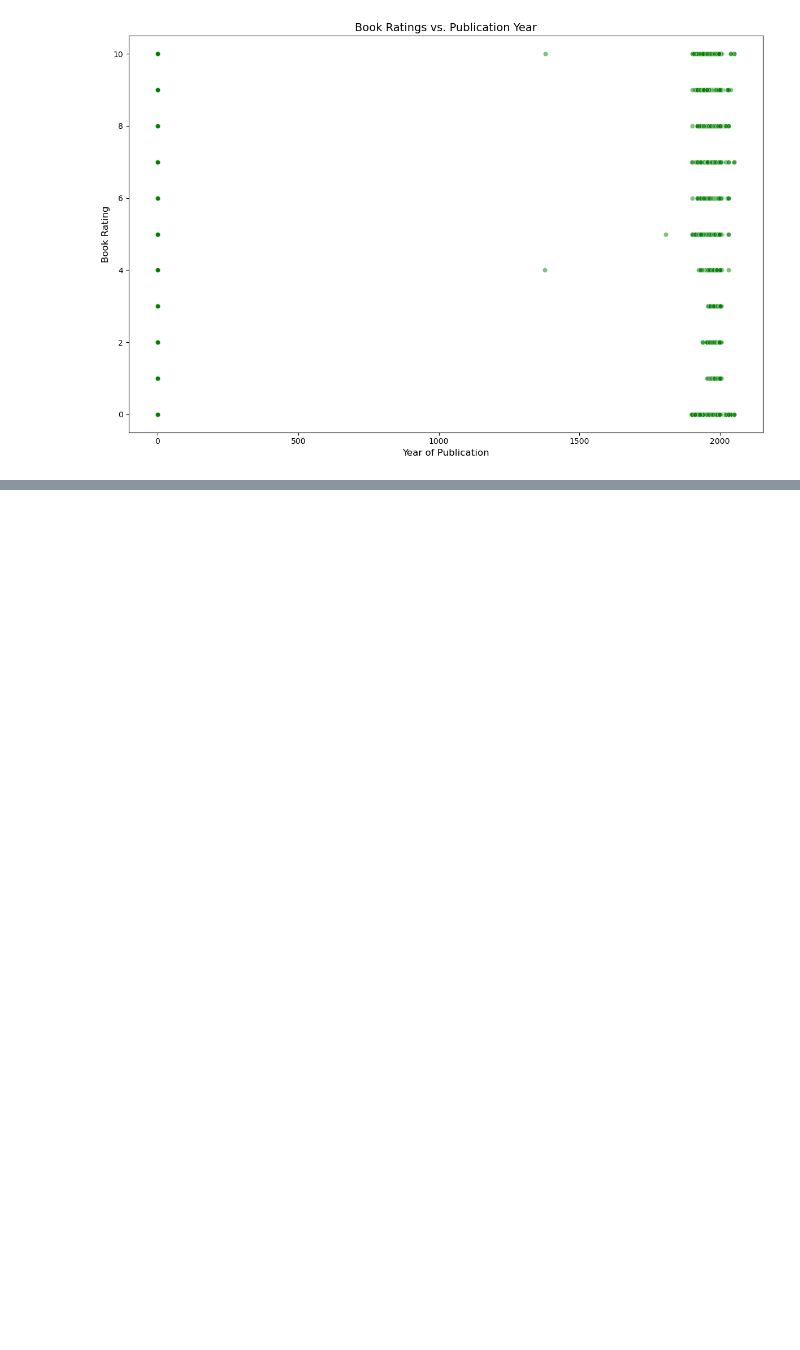
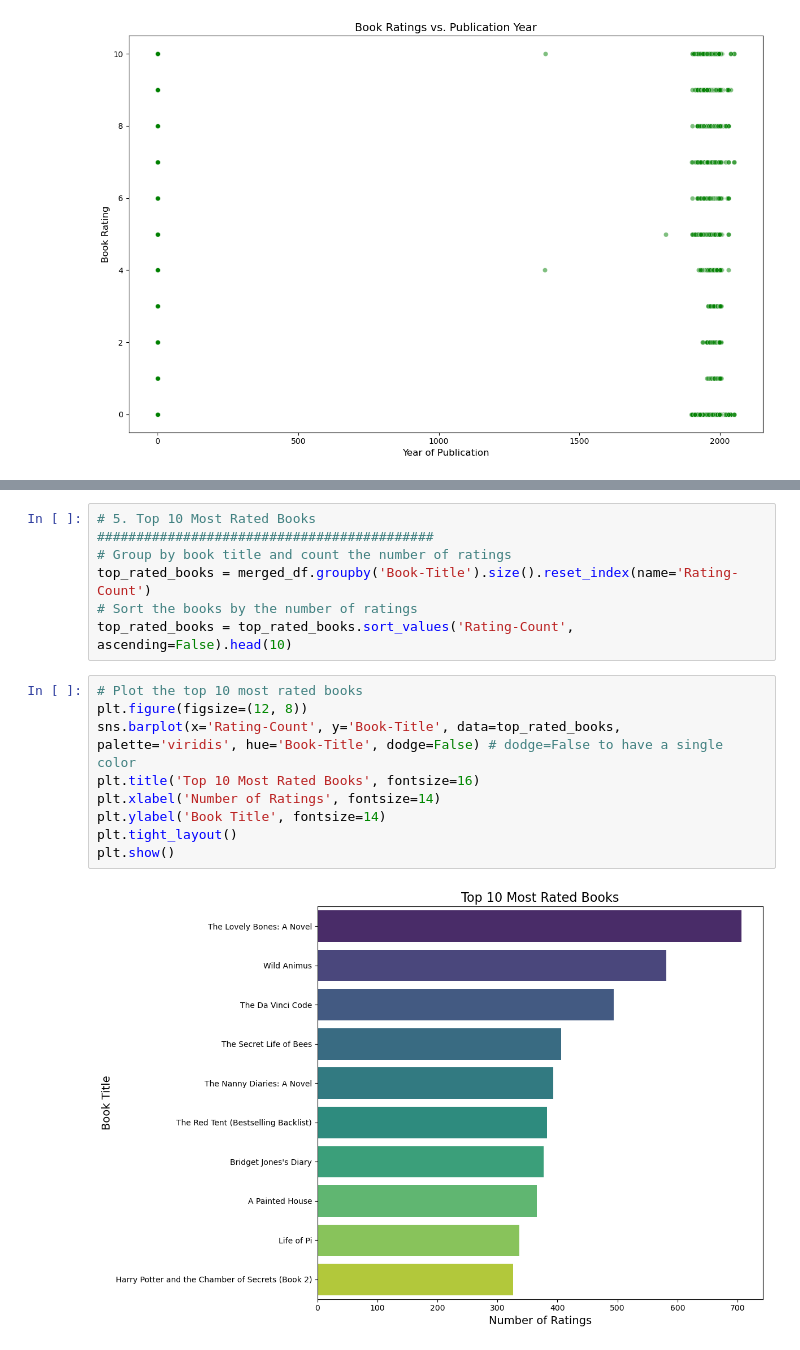
Before and after one commit to sohebkh13/ExcelR_Book_Recommendation_Project, a Jupyter notebook: book_recommendation.ipynb, the cells around one changed output, grey strips where cells are left out. Drawn from its saved outputs; the diff is of its cells as text; blank space fills up the shorter version.

```diff
--- a/book_recommendation.ipynb
+++ b/book_recommendation.ipynb
@@ -327,0 +340,18 @@ users_df.head()
+# %%
+# 5. Top 10 Most Rated Books
+###########################################
+# Group by book title and count the number of ratings
+top_rated_books = merged_df.groupby('Book-Title').size().reset_index(name='Rating-Count')
+# Sort the books by the number of ratings
+top_rated_books = top_rated_books.sort_values('Rating-Count', ascending=False).head(10)
+# %%
+# Plot the top 10 most rated books
+plt.figure(figsize=(12, 8))
+sns.barplot(x='Rating-Count', y='Book-Title', data=top_rated_books, palette='viridis', hue='Book-Title', dodge=False) # dodge=False to have a single color
+plt.title('Top 10 Most Rated Books', fontsize=16)
+plt.xlabel('Number of Ratings', fontsize=14)
+plt.ylabel('Book Title', fontsize=14)
+plt.tight_layout()
+plt.show()
+# %% [output]
+[figure, added]
```
Also changed, not shown: parts of 33 cells of this notebook.
